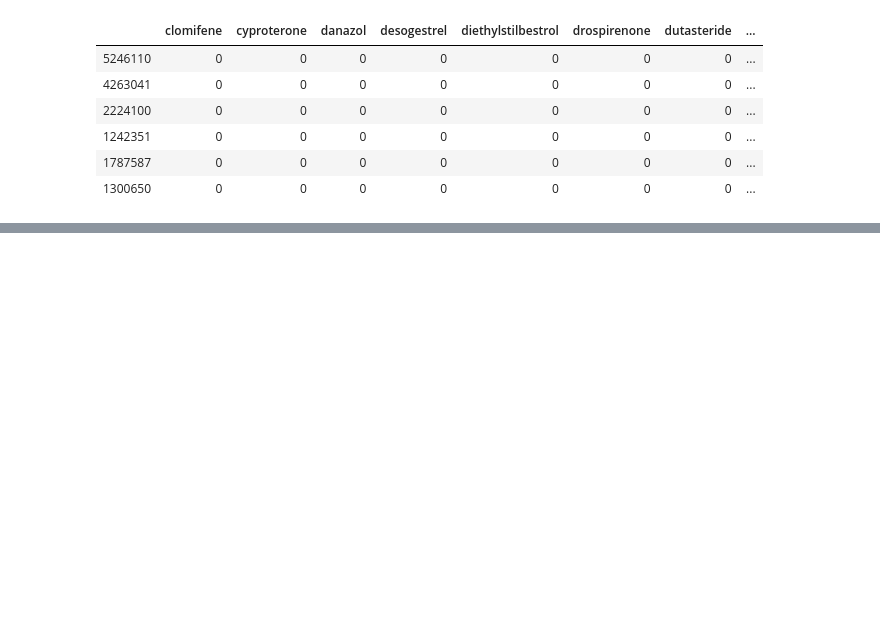
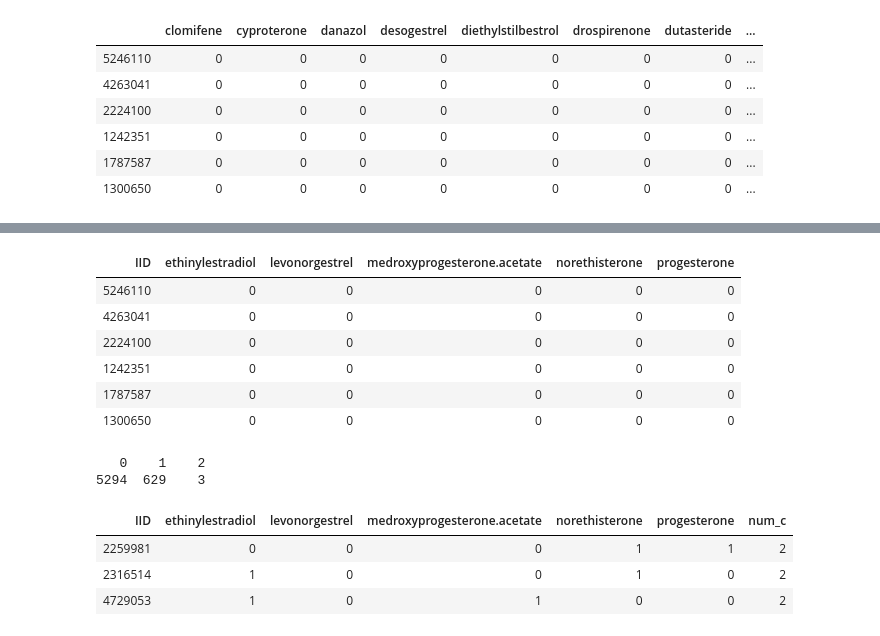
Before and after one commit to rivas-lab/sex-diff-biomarker-genetics, a Jupyter notebook: notebooks/HormoneMedData.ipynb, the cells around one changed output, grey strips where cells are left out. Cells and saved outputs as stored; diff of their text form; code cells hidden in the pictures; blank space fills up the shorter version.

```diff
--- a/notebooks/HormoneMedData.ipynb
+++ b/notebooks/HormoneMedData.ipynb
@@ -140,3 +141,24 @@ write.table(drug_dat, file="../data/id_to_hormone_drug.txt", row.names=FALSE, qu
                         181                         333
                testosterone                    tibolone
                         346                         876
+# %%
+contraceptives <- select(data.frame(drug_dat), c("IID", "ethinylestradiol", "levonorgestrel", "medroxyprogesterone.acetate",
+"norethisterone", "progesterone"))
+head(contraceptives)
+contraceptives$num_c <- apply(contraceptives[,2:ncol(contraceptives)] , 1, sum)
+table(contraceptives$num_c)
+filter(contraceptives, num_c > 1)
+# %% [output]
+| IID | ethinylestradiol | levonorgestrel | medroxyprogesterone.acetate | norethisterone | progesterone |
+| 5246110 | 0 | 0 | 0 | 0 | 0 |
+| 4263041 | 0 | 0 | 0 | 0 | 0 |
+| 2224100 | 0 | 0 | 0 | 0 | 0 |
+| 1242351 | 0 | 0 | 0 | 0 | 0 |
+| 1787587 | 0 | 0 | 0 | 0 | 0 |
+| 1300650 | 0 | 0 | 0 | 0 | 0 |
+   0    1    2
+5294  629    3
+| IID | ethinylestradiol | levonorgestrel | medroxyprogesterone.acetate | norethisterone | progesterone | num_c |
+| 2259981 | 0 | 0 | 0 | 1 | 1 | 2 |
+| 2316514 | 1 | 0 | 0 | 1 | 0 | 2 |
+| 4729053 | 1 | 0 | 1 | 0 | 0 | 2 |
```
Also changed, not shown: parts of 5 cells of this notebook.
